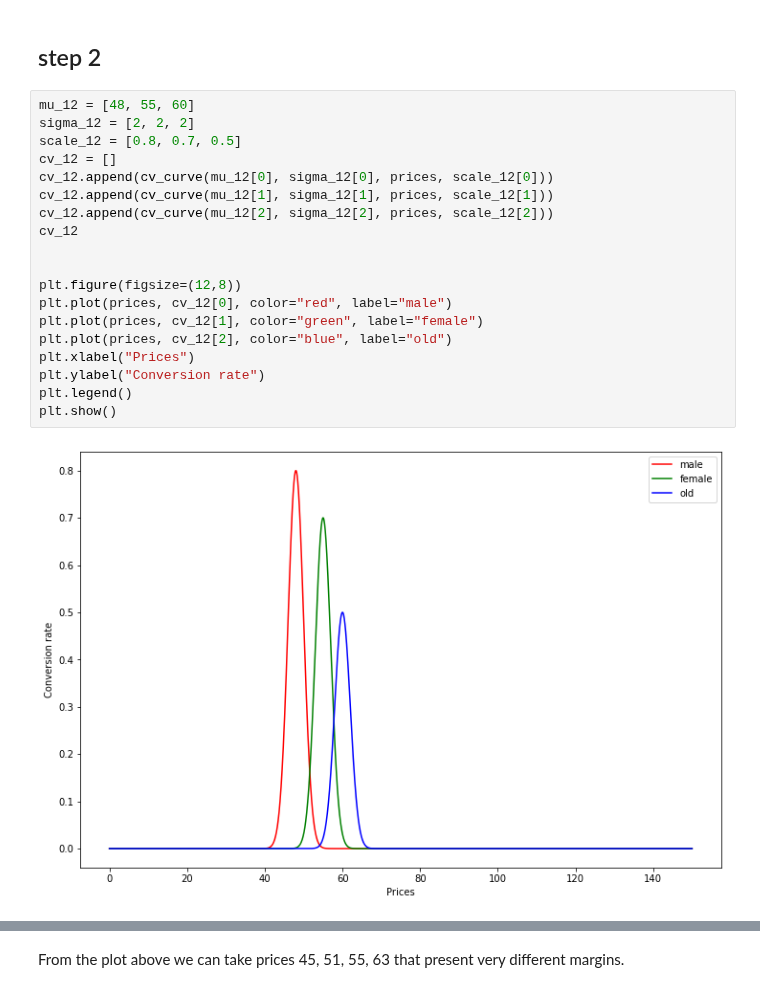
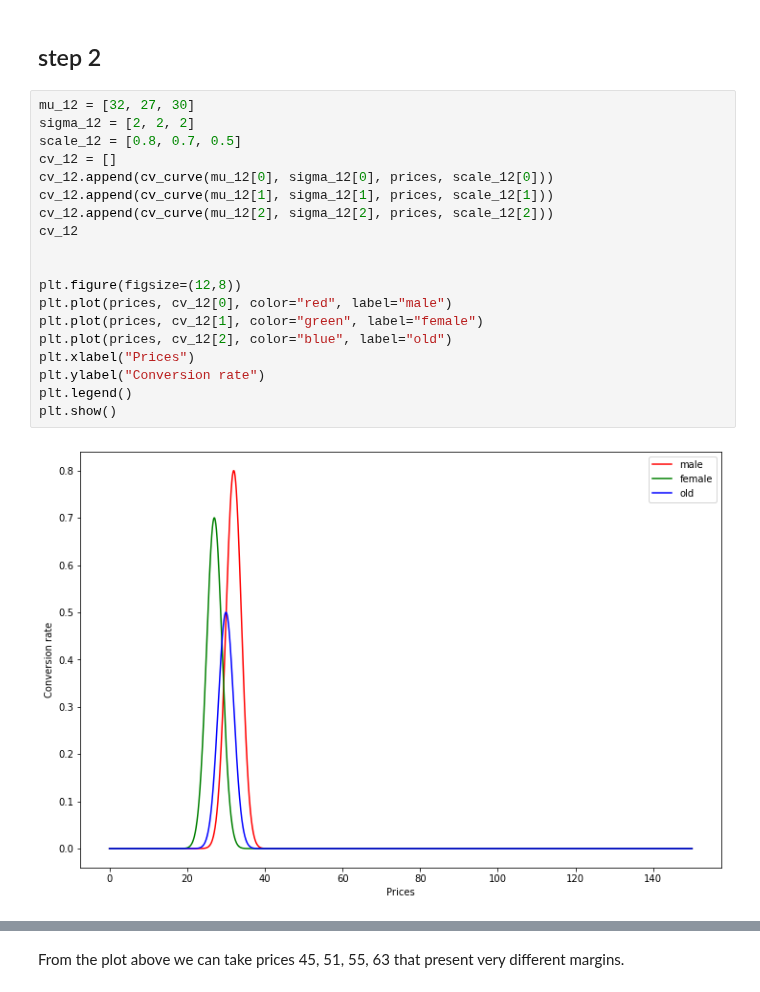
Before and after one commit to VladMarianCimpeanu/OLA_project, a Jupyter notebook: customers_parameters.ipynb, the cells around one changed output, grey strips where cells are left out. Drawn from its saved outputs; the diff is of its cells as text.

```diff
--- a/customers_parameters.ipynb
+++ b/customers_parameters.ipynb
@@ -500,26 +500,26 @@ prices = np.linspace(0, MAXIMUM_PRICE, cents * MAXIMUM_PRICE) # we consider the
 # %% [markdown]
 ## step 2
 # %%
-mu_12 = [48, 55, 60]
+mu_12 = [32, 27, 30]
 sigma_12 = [2, 2, 2]
 scale_12 = [0.8, 0.7, 0.5]
 cv_12 = []
 cv_12.append(cv_curve(mu_12[0], sigma_12[0], prices, scale_12[0]))
 cv_12.append(cv_curve(mu_12[1], sigma_12[1], prices, scale_12[1]))
 cv_12.append(cv_curve(mu_12[2], sigma_12[2], prices, scale_12[2]))
 cv_12
 
 
 plt.figure(figsize=(12,8))
 plt.plot(prices, cv_12[0], color="red", label="male")
 plt.plot(prices, cv_12[1], color="green", label="female")
 plt.plot(prices, cv_12[2], color="blue", label="old")
 plt.xlabel("Prices")
 plt.ylabel("Conversion rate")
 plt.legend()
 plt.show()
 # %% [output]
-[figure, old version]
+[figure, new version]
 # %%
 expected_margin_12 = 0
 for i in range(classes):
```
Also changed, not shown: parts of 39 cells of this notebook, 4 other files.
